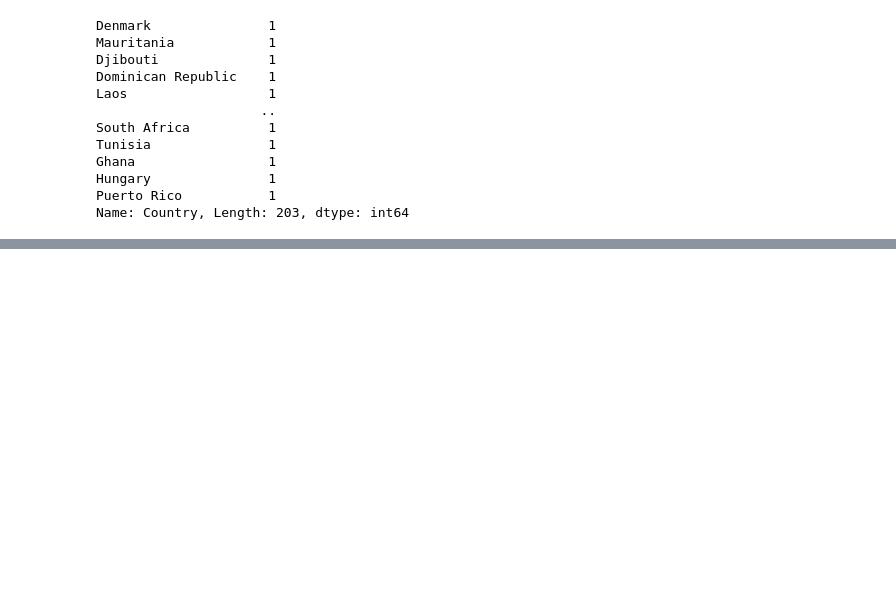
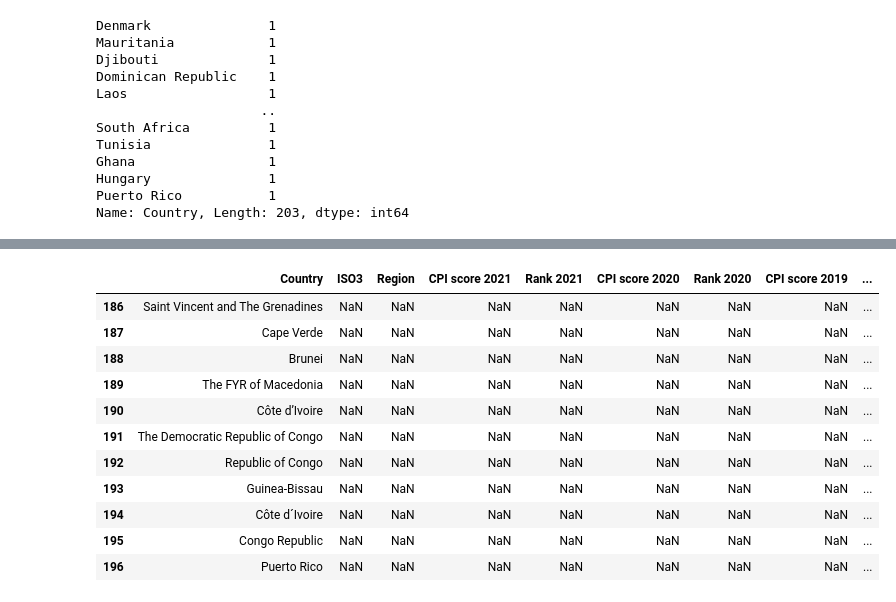
Before and after one commit to wanzulfikri/cpi_analysis, a Jupyter notebook: CPI 2012-2021.ipynb, the cells around one changed output, grey strips where cells are left out. Cells and saved outputs as stored; diff of their text form; code cells hidden in the pictures; blank space fills up the shorter version.

```diff
--- a/CPI 2012-2021.ipynb
+++ b/CPI 2012-2021.ipynb
@@ -357,0 +405,16 @@ CPI[CPI["ISO3"].isnull()]
+# %%
+# we'll target Côte d’Ivoire next
+CPI[CPI["ISO3"].isnull()]
+# %% [output]
+|  | Country | ISO3 | Region | CPI score 2021 | Rank 2021 | CPI score 2020 | Rank 2020 | CPI score 2019 | ... |
+| 186 | Saint Vincent and The Grenadines | NaN | NaN | NaN | NaN | NaN | NaN | NaN | ... |
+| 187 | Cape Verde | NaN | NaN | NaN | NaN | NaN | NaN | NaN | ... |
+| 188 | Brunei | NaN | NaN | NaN | NaN | NaN | NaN | NaN | ... |
+| 189 | The FYR of Macedonia | NaN | NaN | NaN | NaN | NaN | NaN | NaN | ... |
+| 190 | Côte d’Ivoire | NaN | NaN | NaN | NaN | NaN | NaN | NaN | ... |
+| 191 | The Democratic Republic of Congo | NaN | NaN | NaN | NaN | NaN | NaN | NaN | ... |
+| 192 | Republic of Congo | NaN | NaN | NaN | NaN | NaN | NaN | NaN | ... |
+| 193 | Guinea-Bissau | NaN | NaN | NaN | NaN | NaN | NaN | NaN | ... |
+| 194 | Côte d´Ivoire | NaN | NaN | NaN | NaN | NaN | NaN | NaN | ... |
+| 195 | Congo Republic | NaN | NaN | NaN | NaN | NaN | NaN | NaN | ... |
+| 196 | Puerto Rico | NaN | NaN | NaN | NaN | NaN | NaN | NaN | ... |
```
Also changed, not shown: parts of 20 cells of this notebook.
